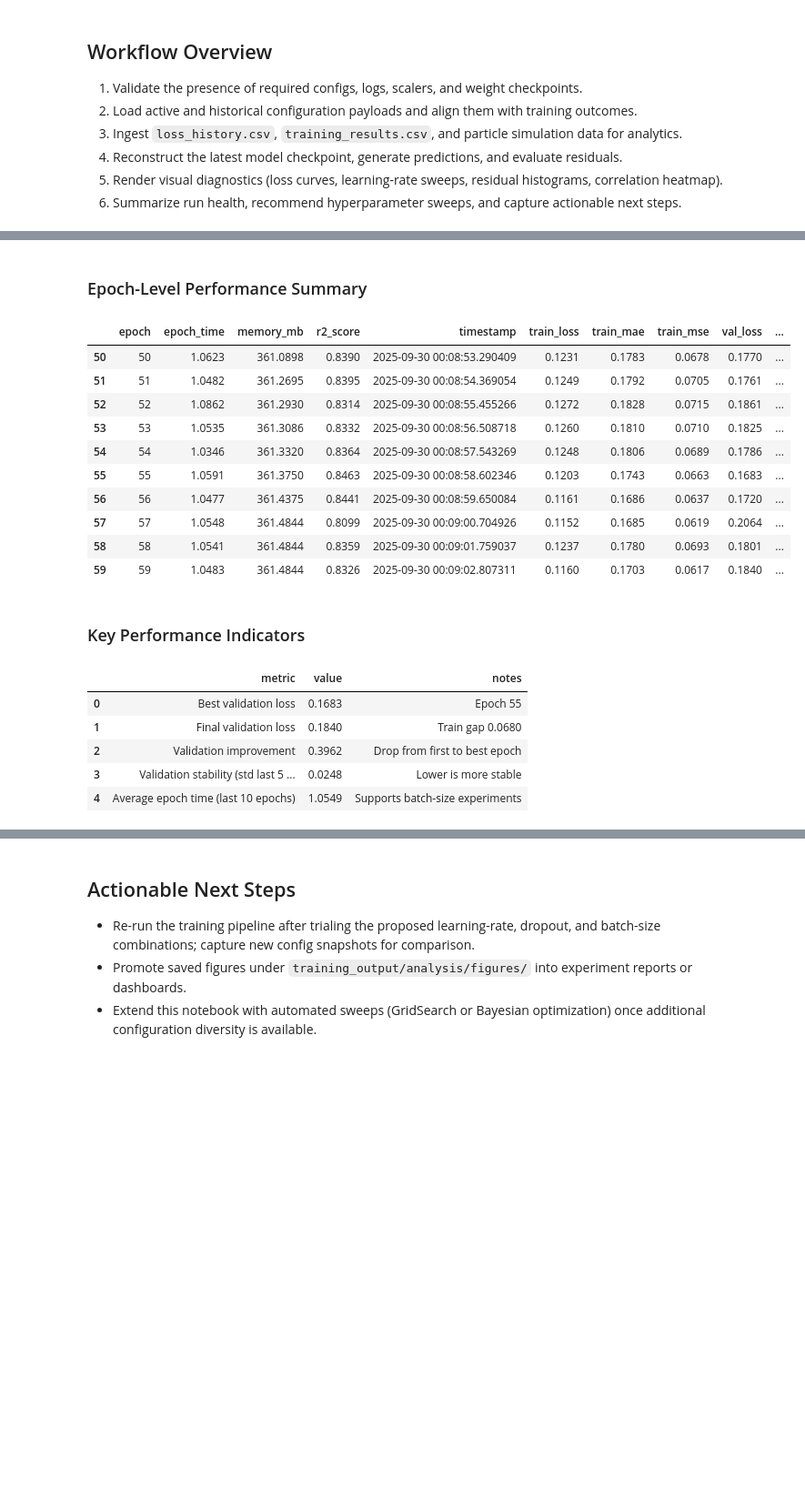
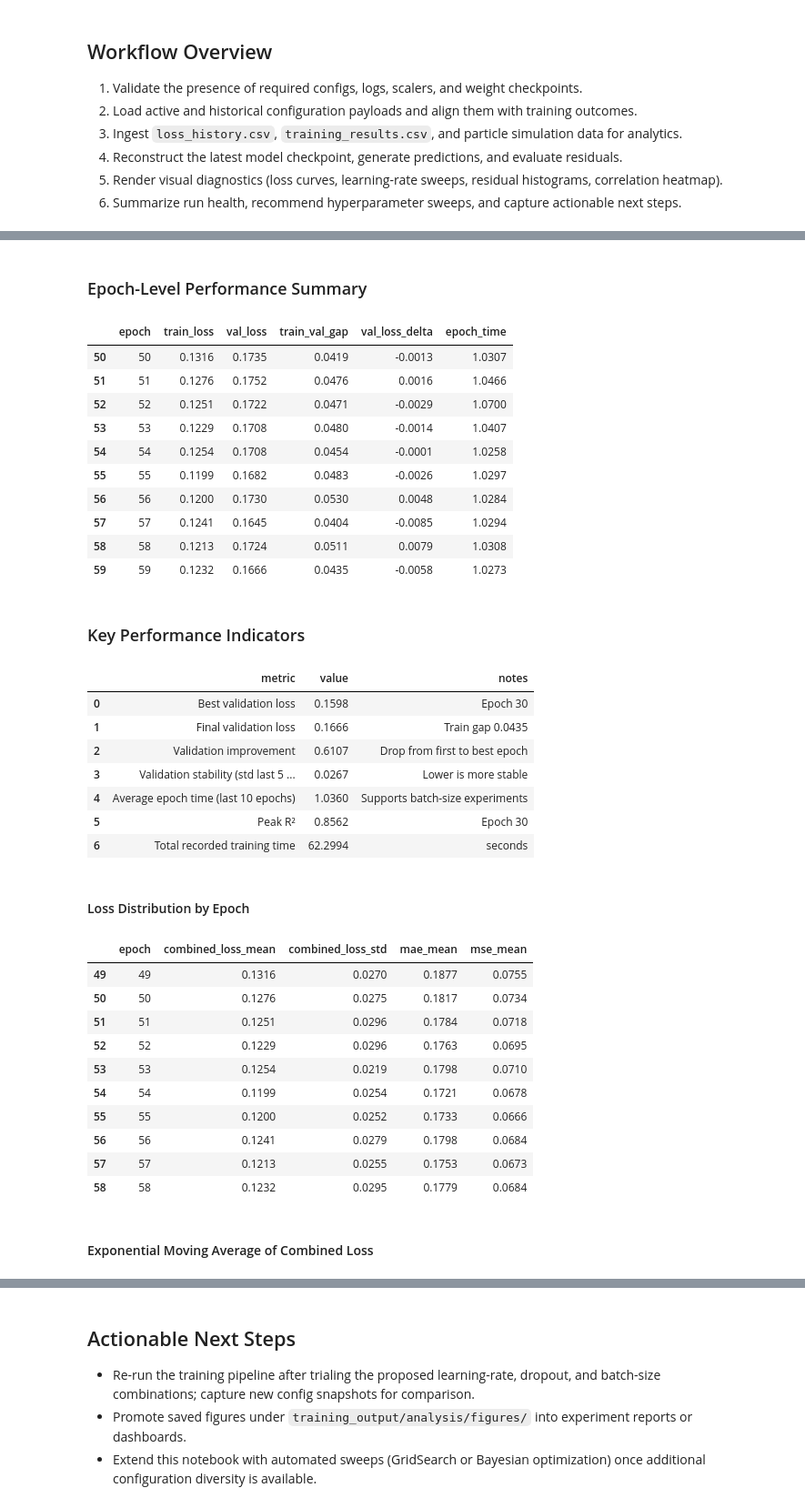
Before and after one commit to jesse318s/neural-network-lab-python, a Jupyter notebook: experiment_analysis_framework.ipynb, the cells around one changed output, grey strips where cells are left out. Shown at 91% size. Saved outputs shown, nothing was run; the diff lists cells and outputs as text; code cells hidden in the pictures; blank space fills up the shorter version.

Commit message:
add copilot-generated analysis improvements via poml prompt

```diff
--- a/experiment_analysis_framework.ipynb
+++ b/experiment_analysis_framework.ipynb
@@ -503,40 +703,63 @@ Name: training_config, dtype: int64
 # %%
 analytics = load_training_logs(paths)
 
 loss_records = analytics["loss_records"]
 
 epoch_summary = analytics["epoch_summary"]
 
 results_df = analytics["results"]
 
 merged_metrics = analytics["merged_metrics"]
 
 display(Markdown("### Epoch-Level Performance Summary"))
 
-display(results_df.tail(10))
+display(results_df.tail(10)[["epoch", "train_loss", "val_loss", "train_val_gap", "val_loss_delta", "epoch_time"]])
 
 performance_snapshot = summarize_run_performance(results_df, epoch_summary)
 
 display(Markdown("### Key Performance Indicators"))
 
 display(performance_snapshot)
+
+display(Markdown("#### Loss Distribution by Epoch"))
+
+display(epoch_summary.tail(10))
+
+display(Markdown("#### Exponential Moving Average of Combined Loss"))
+
+display(loss_records.tail(10)[["epoch", "combined_loss", "loss_ewm"]])
 # %% [output]
 ### Epoch-Level Performance Summary
-|  | epoch | epoch_time | memory_mb | r2_score | timestamp | train_loss | train_mae | train_mse | val_loss | ... |
-| 50 | 50 | 1.0623 | 361.0898 | 0.8390 | 2025-09-30 00:08:53.290409 | 0.1231 | 0.1783 | 0.0678 | 0.1770 | ... |
-| 51 | 51 | 1.0482 | 361.2695 | 0.8395 | 2025-09-30 00:08:54.369054 | 0.1249 | 0.1792 | 0.0705 | 0.1761 | ... |
-| 52 | 52 | 1.0862 | 361.2930 | 0.8314 | 2025-09-30 00:08:55.455266 | 0.1272 | 0.1828 | 0.0715 | 0.1861 | ... |
-| 53 | 53 | 1.0535 | 361.3086 | 0.8332 | 2025-09-30 00:08:56.508718 | 0.1260 | 0.1810 | 0.0710 | 0.1825 | ... |
-| 54 | 54 | 1.0346 | 361.3320 | 0.8364 | 2025-09-30 00:08:57.543269 | 0.1248 | 0.1806 | 0.0689 | 0.1786 | ... |
-| 55 | 55 | 1.0591 | 361.3750 | 0.8463 | 2025-09-30 00:08:58.602346 | 0.1203 | 0.1743 | 0.0663 | 0.1683 | ... |
-| 56 | 56 | 1.0477 | 361.4375 | 0.8441 | 2025-09-30 00:08:59.650084 | 0.1161 | 0.1686 | 0.0637 | 0.1720 | ... |
-| 57 | 57 | 1.0548 | 361.4844 | 0.8099 | 2025-09-30 00:09:00.704926 | 0.1152 | 0.1685 | 0.0619 | 0.2064 | ... |
-| 58 | 58 | 1.0541 | 361.4844 | 0.8359 | 2025-09-30 00:09:01.759037 | 0.1237 | 0.1780 | 0.0693 | 0.1801 | ... |
-| 59 | 59 | 1.0483 | 361.4844 | 0.8326 | 2025-09-30 00:09:02.807311 | 0.1160 | 0.1703 | 0.0617 | 0.1840 | ... |
+|  | epoch | train_loss | val_loss | train_val_gap | val_loss_delta | epoch_time |
+| 50 | 50 | 0.1316 | 0.1735 | 0.0419 | -0.0013 | 1.0307 |
+| 51 | 51 | 0.1276 | 0.1752 | 0.0476 | 0.0016 | 1.0466 |
+| 52 | 52 | 0.1251 | 0.1722 | 0.0471 | -0.0029 | 1.0700 |
+| 53 | 53 | 0.1229 | 0.1708 | 0.0480 | -0.0014 | 1.0407 |
+| 54 | 54 | 0.1254 | 0.1708 | 0.0454 | -0.0001 | 1.0258 |
+| 55 | 55 | 0.1199 | 0.1682 | 0.0483 | -0.0026 | 1.0297 |
+| 56 | 56 | 0.1200 | 0.1730 | 0.0530 | 0.0048 | 1.0284 |
+| 57 | 57 | 0.1241 | 0.1645 | 0.0404 | -0.0085 | 1.0294 |
+| 58 | 58 | 0.1213 | 0.1724 | 0.0511 | 0.0079 | 1.0308 |
+| 59 | 59 | 0.1232 | 0.1666 | 0.0435 | -0.0058 | 1.0273 |
 ### Key Performance Indicators
 |  | metric | value | notes |
-| 0 | Best validation loss | 0.1683 | Epoch 55 |
-| 1 | Final validation loss | 0.1840 | Train gap 0.0680 |
-| 2 | Validation improvement | 0.3962 | Drop from first to best epoch |
-| 3 | Validation stability (std last 5 ... | 0.0248 | Lower is more stable |
-| 4 | Average epoch time (last 10 epochs) | 1.0549 | Supports batch-size experiments |
+| 0 | Best validation loss | 0.1598 | Epoch 30 |
+| 1 | Final validation loss | 0.1666 | Train gap 0.0435 |
+| 2 | Validation improvement | 0.6107 | Drop from first to best epoch |
+| 3 | Validation stability (std last 5 ... | 0.0267 | Lower is more stable |
+| 4 | Average epoch time (last 10 epochs) | 1.0360 | Supports batch-size experiments |
+| 5 | Peak R² | 0.8562 | Epoch 30 |
+| 6 | Total recorded training time | 62.2994 | seconds |
+#### Loss Distribution by Epoch
+|  | epoch | combined_loss_mean | combined_loss_std | mae_mean | mse_mean |
+| 49 | 49 | 0.1316 | 0.0270 | 0.1877 | 0.0755 |
+| 50 | 50 | 0.1276 | 0.0275 | 0.1817 | 0.0734 |
+| 51 | 51 | 0.1251 | 0.0296 | 0.1784 | 0.0718 |
+| 52 | 52 | 0.1229 | 0.0296 | 0.1763 | 0.0695 |
+| 53 | 53 | 0.1254 | 0.0219 | 0.1798 | 0.0710 |
+| 54 | 54 | 0.1199 | 0.0254 | 0.1721 | 0.0678 |
+| 55 | 55 | 0.1200 | 0.0252 | 0.1733 | 0.0666 |
+| 56 | 56 | 0.1241 | 0.0279 | 0.1798 | 0.0684 |
+| 57 | 57 | 0.1213 | 0.0255 | 0.1753 | 0.0673 |
+| 58 | 58 | 0.1232 | 0.0295 | 0.1779 | 0.0684 |
+#### Exponential Moving Average of Combined Loss
```
Also changed, not shown: parts of 13 cells of this notebook.
